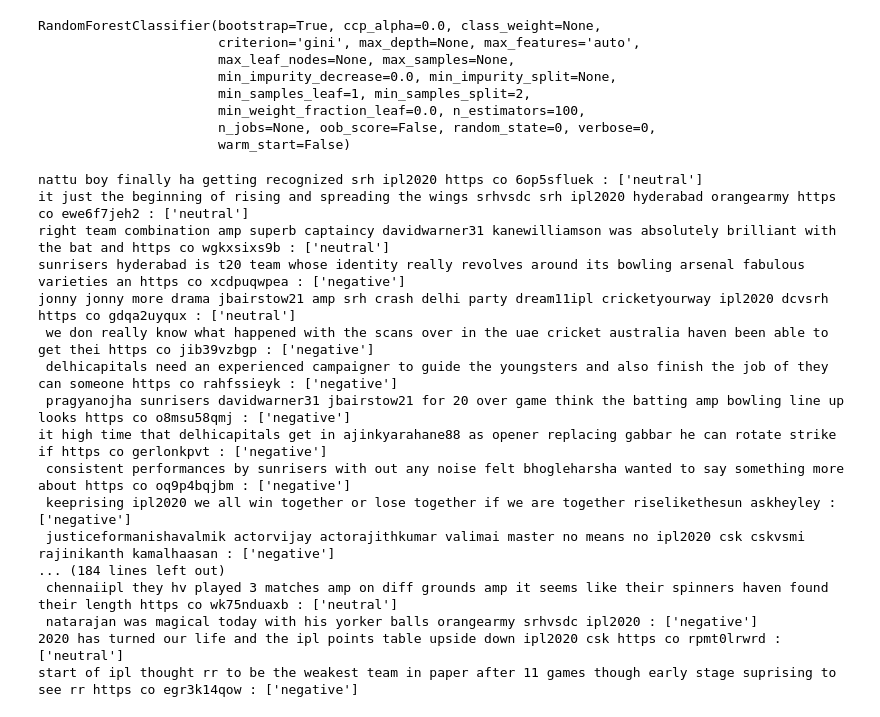
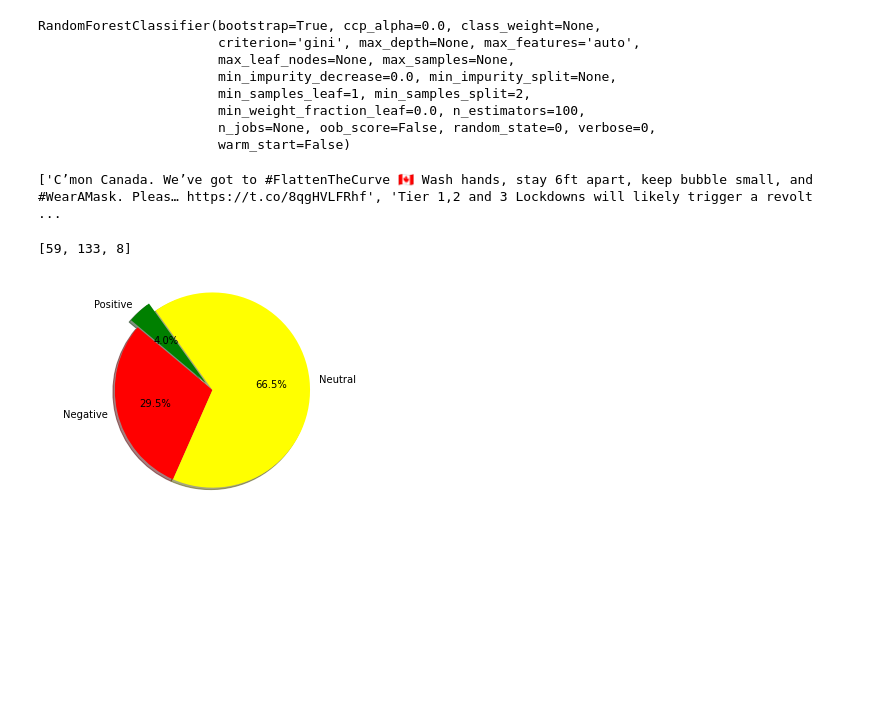
Before and after one commit to essexgroup31/scrappy-doo, a Jupyter notebook: Copy_of_Covid19_Twitter_SentimentAnalysis.ipynb, the cells around one changed output. Cells and saved outputs as stored; diff of their text form; code cells hidden in the pictures; blank space fills up the shorter version.

```diff
--- a/Copy_of_Covid19_Twitter_SentimentAnalysis.ipynb
+++ b/Copy_of_Covid19_Twitter_SentimentAnalysis.ipynb
@@ -30,3 +39,5 @@ X
 # %%
 authorizer = OAuthHandler(consumer_api_key, consumer_api_secret)
 authorizer.set_access_token(access_token, access_token_secret)
+# %%
+search_query = input("Hello user, what would you like to search?\nSearch: ")
@@ -122,6 +136,9 @@ RandomForestClassifier(bootstrap=True, ccp_alpha=0.0, class_weight=None,
                        n_jobs=None, oob_score=False, random_state=0, verbose=0,
                        warm_start=False)
 # %%
+negativeCounter = 0
+neutralCounter = 0
+positiveCounter = 0
 for tweet in all_tweets:
     # Remove all the special characters
     processed_tweet = re.sub(r'\W', ' ', tweet)
@@ -142,22 +159,38 @@ for tweet in all_tweets:
     processed_tweet = processed_tweet.lower()
 
     sentiment = text_classifier.predict(tfidfconverter.transform([ processed_tweet]).toarray())
-    print(processed_tweet ,":", sentiment)
+
+
+    # We need to create something that counts the different sentiments
+    # Which will then be the data for the pie chart.
+
+    if sentiment == "positive":
+      positiveCounter+=1
+    elif sentiment == "negative":
+      negativeCounter+=1
+    elif sentiment == "neutral":
+      neutralCounter+=1
+
+print(all_tweets)
 # %% [output]
-nattu boy finally ha getting recognized srh ipl2020 https co 6op5sfluek : ['neutral']
-it just the beginning of rising and spreading the wings srhvsdc srh ipl2020 hyderabad orangearmy https co ewe6f7jeh2 : ['neutral']
-right team combination amp superb captaincy davidwarner31 kanewilliamson was absolutely brilliant with the bat and https co wgkxsixs9b : ['neutral']
-sunrisers hyderabad is t20 team whose identity really revolves around its bowling arsenal fabulous varieties an https co xcdpuqwpea : ['negative']
-jonny jonny more drama jbairstow21 amp srh crash delhi party dream11ipl cricketyourway ipl2020 dcvsrh https co gdqa2uyqux : ['neutral']
- we don really know what happened with the scans over in the uae cricket australia haven been able to get thei https co jib39vzbgp : ['negative']
- delhicapitals need an experienced campaigner to guide the youngsters and also finish the job of they can someone https co rahfssieyk : ['negative']
- pragyanojha sunrisers davidwarner31 jbairstow21 for 20 over game think the batting amp bowling line up looks https co o8msu58qmj : ['negative']
-it high time that delhicapitals get in ajinkyarahane88 as opener replacing gabbar he can rotate strike if https co gerlonkpvt : ['negative']
- consistent performances by sunrisers with out any noise felt bhogleharsha wanted to say something more about https co oq9p4bqjbm : ['negative']
- keeprising ipl2020 we all win together or lose together if we are together riselikethesun askheyley : ['negative']
- justiceformanishavalmik actorvijay actorajithkumar valimai master no means no ipl2020 csk cskvsmi rajinikanth kamalhaasan : ['negative']
-... (184 lines left out)
- chennaiipl they hv played 3 matches amp on diff grounds amp it seems like their spinners haven found their length https co wk75nduaxb : ['neutral']
- natarajan was magical today with his yorker balls orangearmy srhvsdc ipl2020 : ['negative']
-2020 has turned our life and the ipl points table upside down ipl2020 csk https co rpmt0lrwrd : ['neutral']
-start of ipl thought rr to be the weakest team in paper after 11 games though early stage suprising to see rr https co egr3k14qow : ['negative']
+['C’mon Canada. We’ve got to #FlattenTheCurve 🇨🇦 Wash hands, stay 6ft apart, keep bubble small, and #WearAMask. Pleas… https://t.co/8qgHVLFRhf', 'Tier 1,2 and 3 Lockdowns will likely trigger a revolt  ...
+# %%
+import matplotlib.pyplot as pyplot
+labels = "Negative", "Neutral", "Positive"
+sizes = [negativeCounter,neutralCounter,positiveCounter]
+print(sizes)
+colors = ["red","yellow","green"]
+
+if sizes[0] > sizes[1] & sizes[0] > sizes[2]:
+  explode = (0.1,0,0)
+elif sizes[1] > sizes[0] & sizes[1] > sizes[2]:
+  explode = (0,0.1,0)
+else:
+  explode = (0,0,0.1)
+
+pyplot.pie(sizes,explode = explode, labels=labels,colors=colors,autopct="%1.1f%%", shadow=True, startangle=140)
+pyplot.axis("equal")
+pyplot.show()
+# %% [output]
+[59, 133, 8]
+[figure, added]
```
Also changed, not shown: parts of 6 cells of this notebook.
